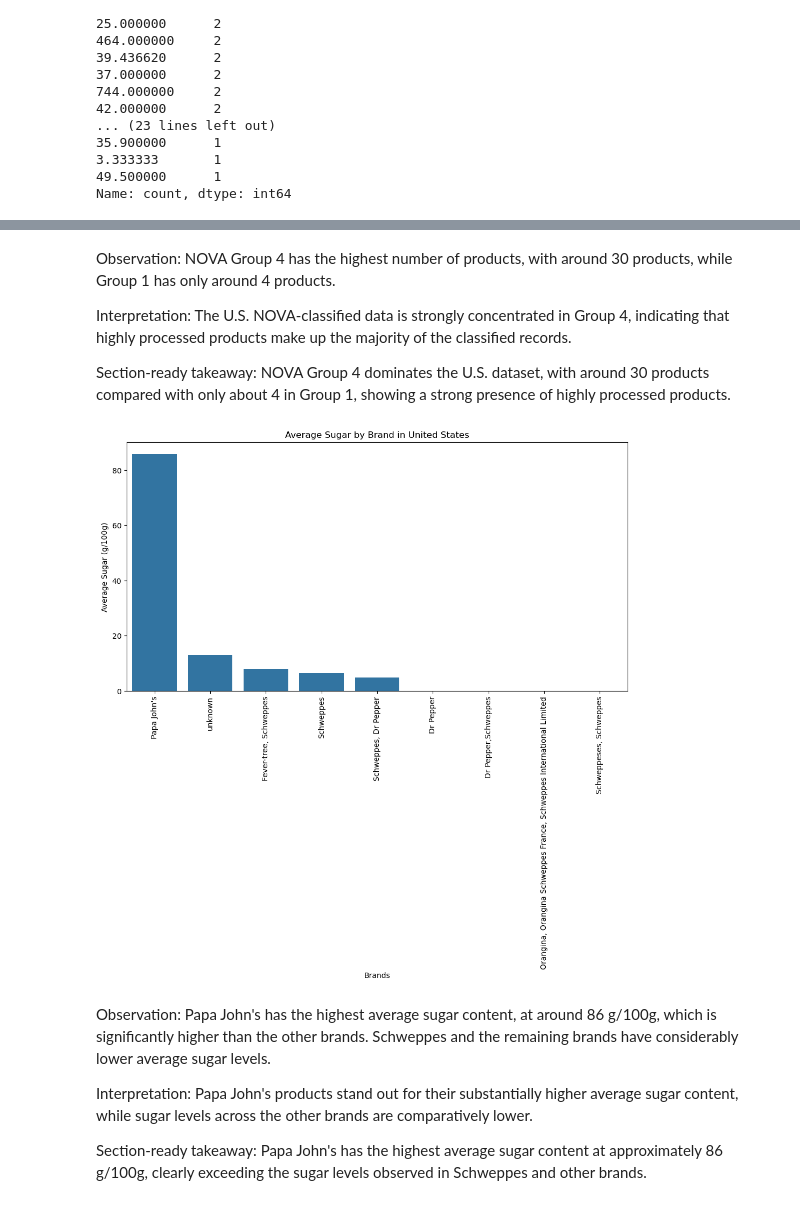
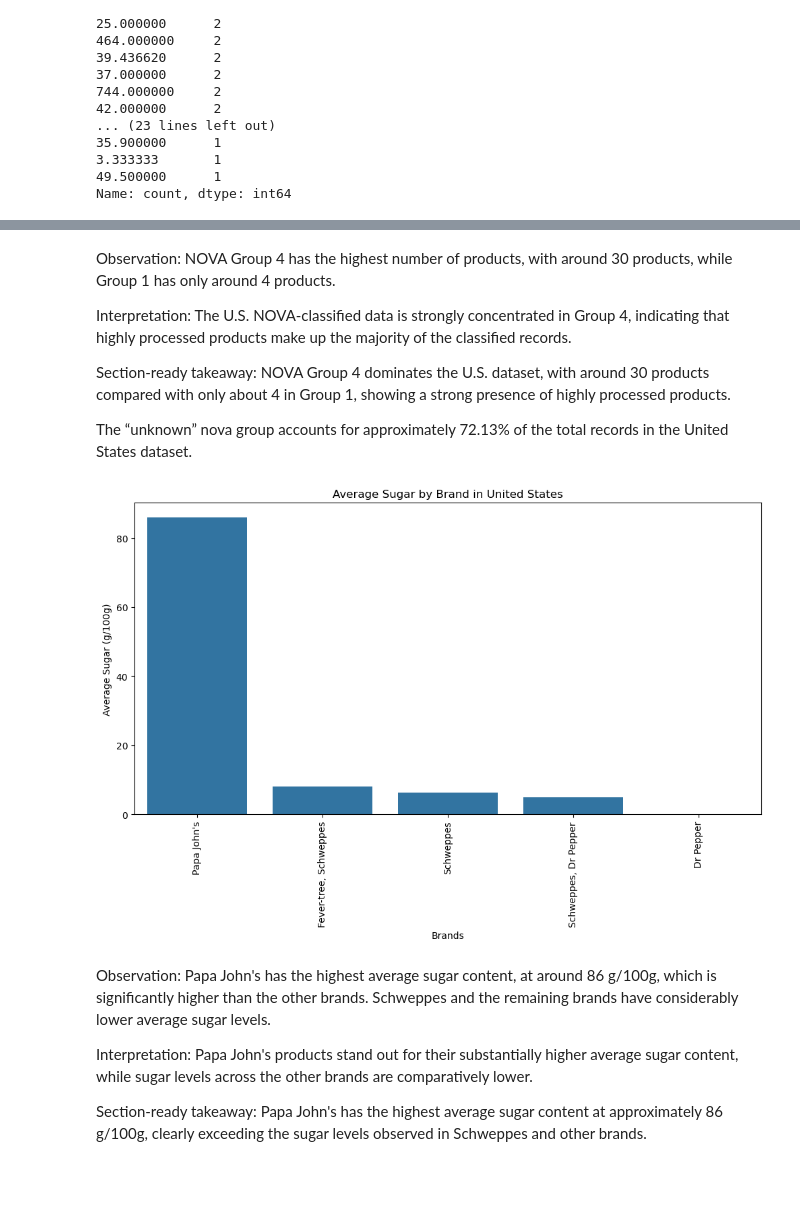
Before and after one commit to Codon-s/cpg-product-intelligence, a Jupyter notebook: RY-Schweppes-analysis.ipynb, the cells around one changed output, grey strips where cells are left out. Drawn from its saved outputs; the diff is of its cells as text; code cells hidden in the pictures; blank space fills up the shorter version.

```diff
--- a/RY-Schweppes-analysis.ipynb
+++ b/RY-Schweppes-analysis.ipynb
@@ -929,26 +940,31 @@ Observation: NOVA Group 4 has the highest number of products, with around 30 pro
 Interpretation: The U.S. NOVA-classified data is strongly concentrated in Group 4, indicating that highly processed products make up the majority of the classified records.
 
 Section-ready takeaway: NOVA Group 4 dominates the U.S. dataset, with around 30 products compared with only about 4 in Group 1, showing a strong presence of highly processed products.
+
+The “unknown” nova group accounts for approximately 72.13% of the total records in the United States dataset.
 # %%
 us_df = df[df['countries_tags'].str.contains('united-states', case=False, na=False)]
 
 avg_sugar = (
-    us_df.groupby('brands')['nutriments.sugars_100g']
+    us_df[us_df['brands'].str.lower() != 'unknown']
+    .groupby('brands')['nutriments.sugars_100g']
     .mean()
     .sort_values(ascending=False)
-    .head(15)
+    .head(5)
 )
 
 plt.figure(figsize=(12,6))
+
 sb.barplot(x=avg_sugar.index, y=avg_sugar.values)
 
 plt.xticks(rotation=90)
 plt.xlabel("Brands")
 plt.ylabel("Average Sugar (g/100g)")
 plt.title("Average Sugar by Brand in United States")
+
 plt.show()
 # %% [output]
-[figure, old version]
+[figure, new version]
 # %% [markdown]
 Observation: Papa John's has the highest average sugar content, at around 86 g/100g, which is significantly higher than the other brands. Schweppes and the remaining brands have considerably lower average sugar levels.
 
```
Also changed, not shown: parts of 43 cells of this notebook.
